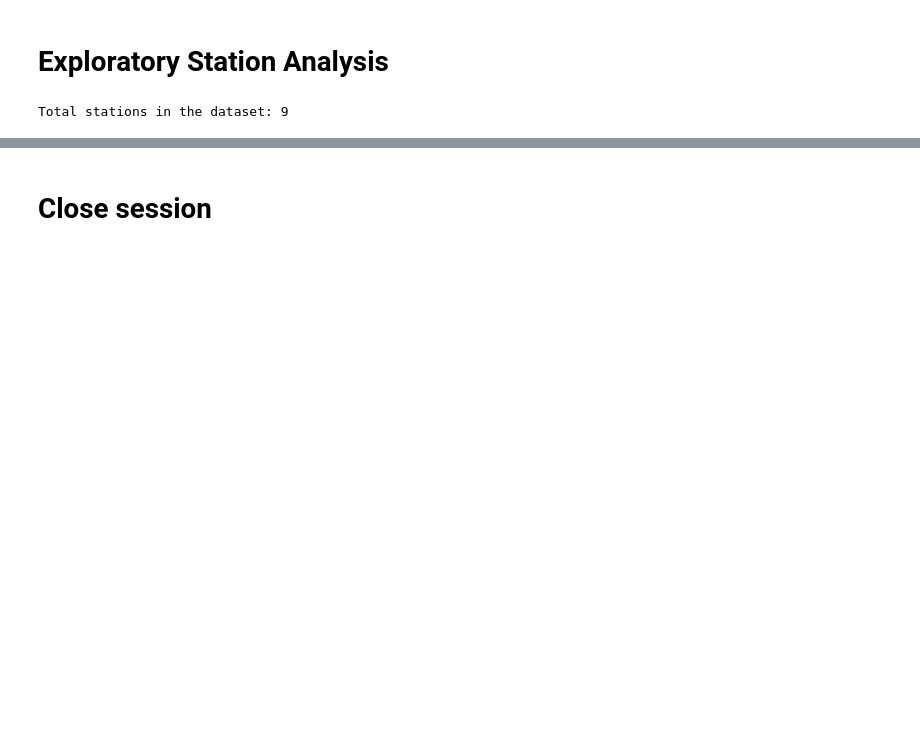
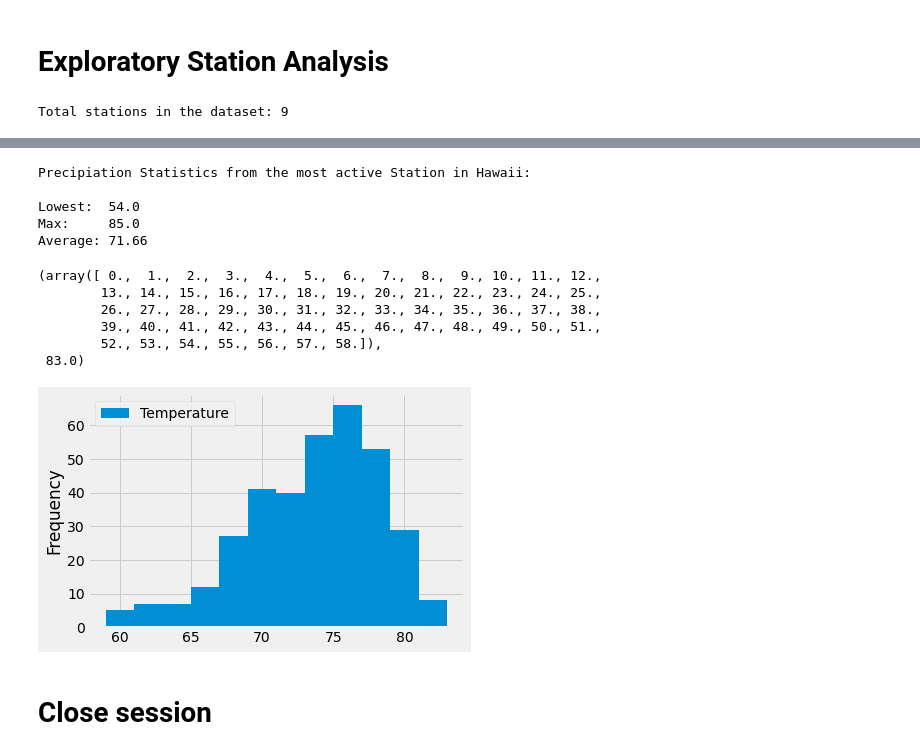
Before and after one commit to Rlizaran/sqlalchhemy-challenge, a Jupyter notebook: Climate Exploration and App/climate_starter.ipynb, the cells around one changed output, grey strips where cells are left out. Drawn from its saved outputs; the diff is of its cells as text; code cells hidden in the pictures; blank space fills up the shorter version.

```diff
--- a/Climate Exploration and App/climate_starter.ipynb
+++ b/Climate Exploration and App/climate_starter.ipynb
@@ -73,3 +123,8 @@ Total stations in the dataset: 9
 # %%
 # Design a query to find the most active stations (i.e. what stations have the most rows?)
 # List the stations and the counts in descending order.
+active_stations = session.query(Measurement.station, func.count(Measurement.station)).\
+    group_by(Measurement.station).\
+    order_by(func.count(Measurement.station).desc()).all()
+
+active_stations
@@ -78,6 +141,36 @@ Total stations in the dataset: 9
+# %%
+# Using the most active station id from the previous query, calculate the lowest, highest, and average temperature.
+most_active_stations = active_stations[0][0]
+prcp_most_active_stats = session.query(func.min(Measurement.tobs), func.max(Measurement.tobs), func.avg(Measurement.tobs)).\
+    filter(Measurement.station == most_active_stations).all()
+
+print(f"Precipiation Statistics from the most active Station in Hawaii:\n\nLowest:\t {prcp_most_active_stats[0][0]}\n\
+Max: \t {prcp_most_active_stats[0][1]}\nAverage: {round(prcp_most_active_stats[0][2],2)}")
+# %% [output]
+Precipiation Statistics from the most active Station in Hawaii:
+
+Lowest:  54.0
+Max:     85.0
+Average: 71.66
 # %%
 # Using the most active station id
-# Query the last 12 months of temperature observation data for this station and plot the results as a histogram
+# Query the last 12 months of temperature observation data for this station
+tmp_data = session.query(Measurement.date, Measurement.tobs).filter(Measurement.date >= query_date_1year).\
+    filter(Measurement.station == most_active_stations).all()
+
+# Save the query results as a Pandas DataFrame and set the index to the date column
+tmp_df = pd.DataFrame(tmp_data, columns=['Date','Temperature']).set_index('Date')
+
+# Plot the DataFrame as a histogram
+tmp_df.plot(kind='hist', bins = 12, xlabel = 'Temperature', title = 'Temperature Frequency from {}')
+# %% [output]
+(array([ 0.,  1.,  2.,  3.,  4.,  5.,  6.,  7.,  8.,  9., 10., 11., 12.,
+        13., 14., 15., 16., 17., 18., 19., 20., 21., 22., 23., 24., 25.,
+        26., 27., 28., 29., 30., 31., 32., 33., 34., 35., 36., 37., 38.,
+        39., 40., 41., 42., 43., 44., 45., 46., 47., 48., 49., 50., 51.,
+        52., 53., 54., 55., 56., 57., 58.]),
+ 83.0)
+[figure, added]
 # %% [markdown]
 # Close session
 # %%
```
Also changed, not shown: parts of 11 cells of this notebook.
